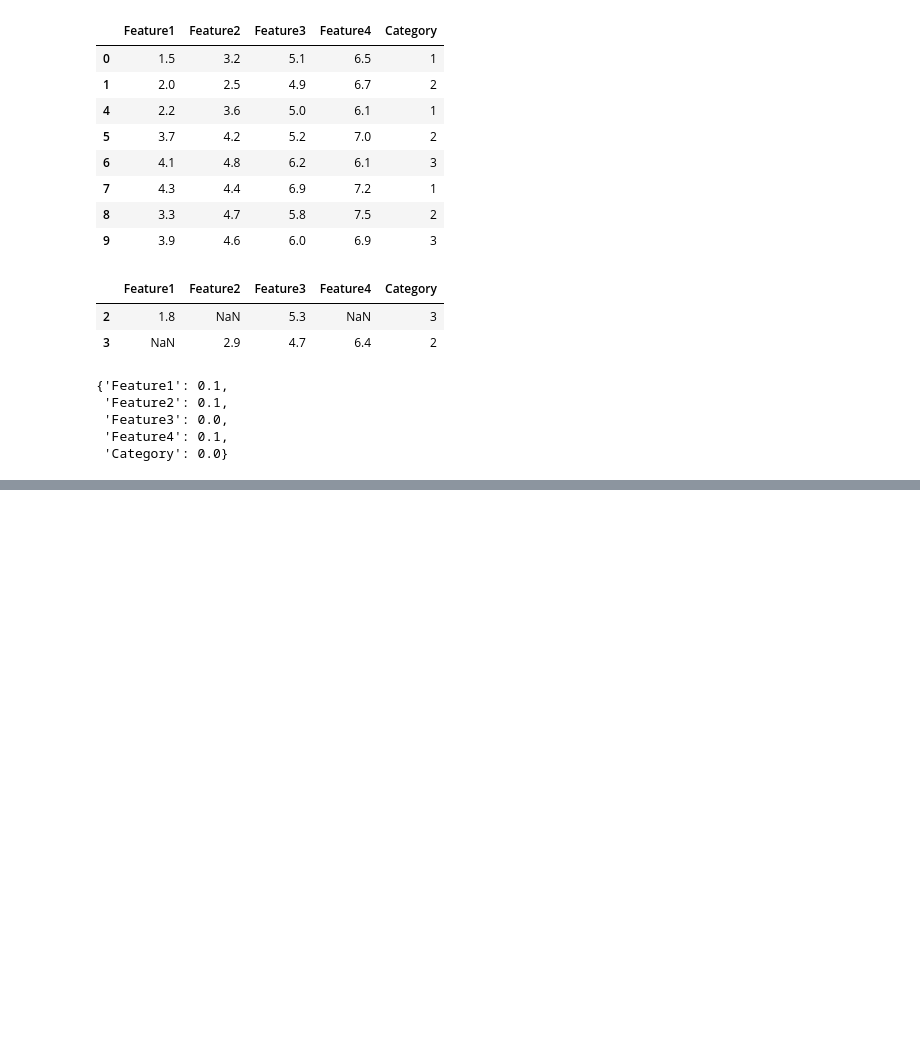
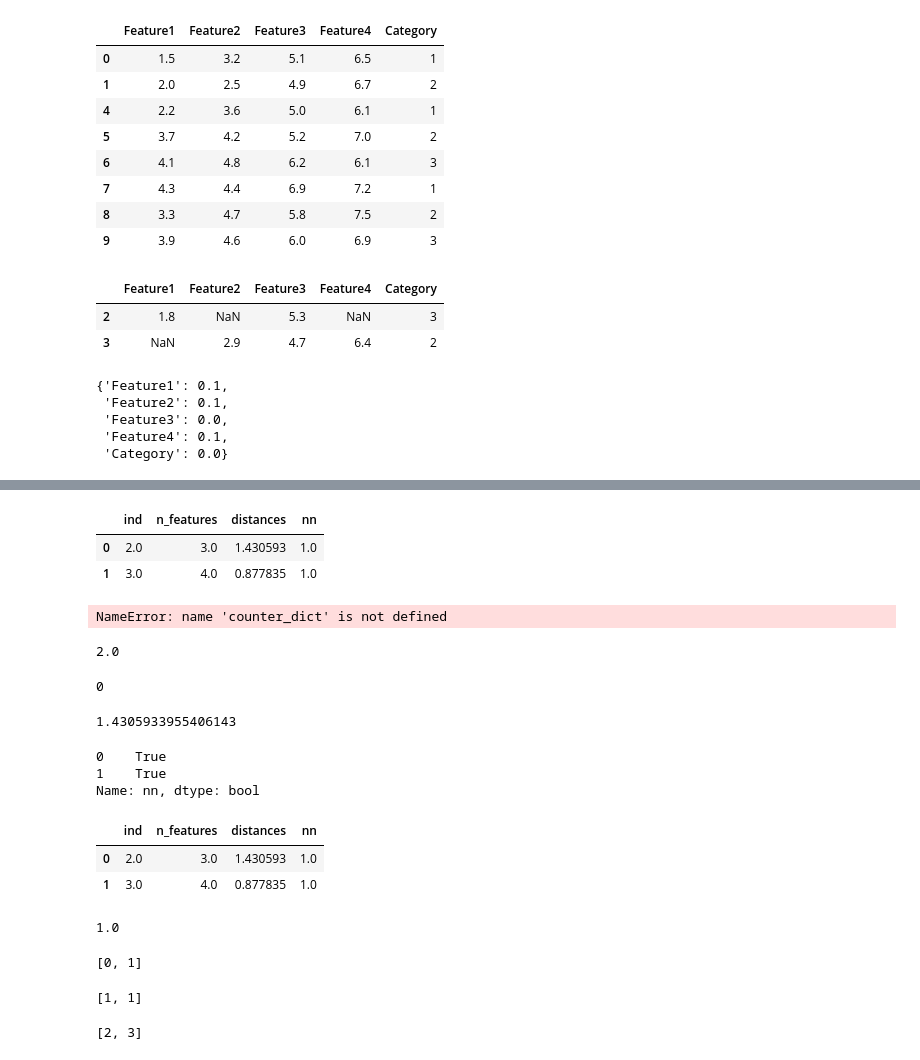
Before and after one commit to jlnetosci/evaluate-imputation, a Jupyter notebook: prototyping.ipynb, the cells around one changed output, grey strips where cells are left out. Saved outputs shown, nothing was run; the diff lists cells and outputs as text; code cells hidden in the pictures; blank space fills up the shorter version.

```diff
--- a/prototyping.ipynb
+++ b/prototyping.ipynb
@@ -57,9 +44,15 @@ data
 | 8 | 3.3 | 4.7 | 5.8 | 7.5 | 2 |
 | 9 | 3.9 | 4.6 | 6.0 | 6.9 | 3 |
 # %%
-def filter_missing(df):
-    df = df.dropna(axis=0)
-    return df
+def filter_missing(df, axis='rows'):
+    if axis == 'rows':
+        df = df.dropna(axis=0)
+        return df
+    elif axis == 'columns' or axis == "cols":
+        df = df.dropna(axis=1)
+        return df
+    else:
+        raise ValueError(f"Invalid axis option '{axis}'. Please choose 'rows' or 'columns'.")
 
 def collect_missing(df):
     df = df[df.isna().any(axis=1)]
@@ -226,0 +255,2 @@ def simulate_missing(df, method):
+# %%
+results = simulate_missing(data)
@@ -226,0 +271,66 @@ def simulate_missing(df, method):
+# %%
+results
+# %% [output]
+|  | ind | n_features | distances | nn |
+| 0 | 2.0 | 3.0 | 1.430593 | 1.0 |
+| 1 | 3.0 | 4.0 | 0.877835 | 1.0 |
+# %%
+if len(results['nn'].tolist()) == len(set(results['nn'])):
+    print("generate_simulated")
+else:
+    for item in set(results['nn'][test.duplicated('nn', keep=False)].tolist()): #for each item duplicated
+        for ind in results['ind'][results['n_features'] == min(results['n_features'][results['nn'] == item])]: #get the indices with the minimum number of features
+            counter_dict[ind] = counter_dict[ind]+1 #add one to the counter
+
+            nbrs = NearestNeighbors(n_neighbors=counter_dict[ind]).fit(nm[list(pd.DataFrame(cm).loc[ind].dropna().index)])
+            distances, indices = nbrs.kneighbors(pd.DataFrame(filter_missing(cm.loc[ind], axis='rows')).T)
+
+            dist = distances.ravel()[counter_dict[ind]-1]
+            neighbor = indices.ravel()[counter_dict[ind]-1]
+
+            results['distances'].iloc[(results[(results['nn'] == item) & (results['n_features'] == ind)]).index[0]] = dist
+            results['nn'].iloc[(results[(results['nn'] == item) & (results['n_features'] == ind)]).index[0]] = neighbor
+# %% [output]
+NameError: name 'counter_dict' is not defined
+# %%
+for item in set(results['nn'][test.duplicated('nn', keep=False)].tolist()):
+    for ind in results['ind'][results['n_features'] == min(results['n_features'][results['nn'] == item])]:
+        print(ind)
+# %% [output]
+2.0
+# %%
+(results[(results['nn'] == 1) & (results['n_features'] == 3.0)]).index[0]
+# %% [output]
+0
+# %%
+results['distances'].iloc[0]
+# %% [output]
+1.4305933955406143
+# %%
+results['nn'] == 1
+# %% [output]
+0    True
+1    True
+Name: nn, dtype: bool
+# %%
+results
+# %% [output]
+|  | ind | n_features | distances | nn |
+| 0 | 2.0 | 3.0 | 1.430593 | 1.0 |
+| 1 | 3.0 | 4.0 | 0.877835 | 1.0 |
+# %%
+for item in set(test['nn'][test.duplicated('nn', keep=False)].tolist()):
+# %% [output]
+1.0
+# %%
+test[test.duplicated('nn', keep=False)].index.tolist()
+# %% [output]
+[0, 1]
+# %%
+pos
+# %% [output]
+[1, 1]
+# %%
+list(cm.index)
+# %% [output]
+[2, 3]
```
Also changed, not shown: parts of 22 cells of this notebook.
